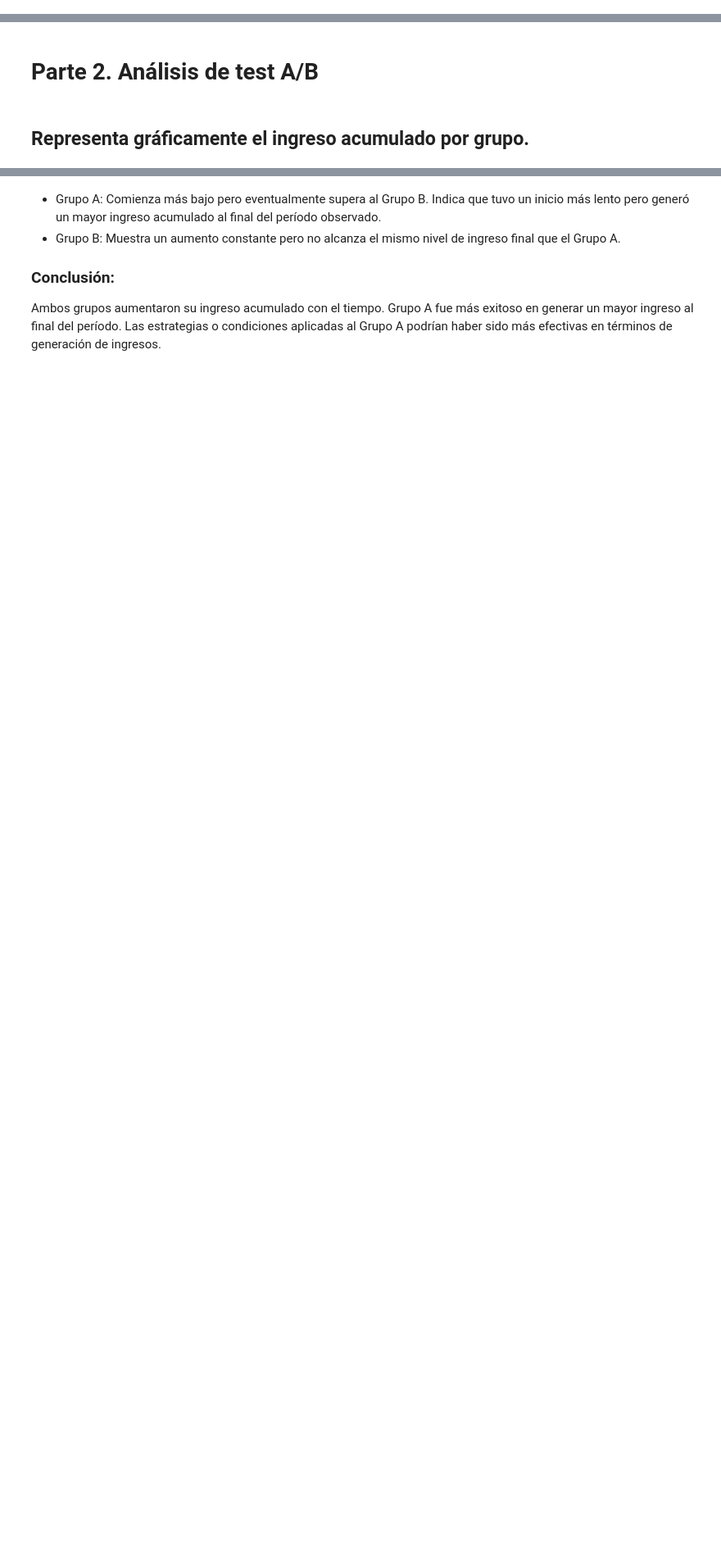
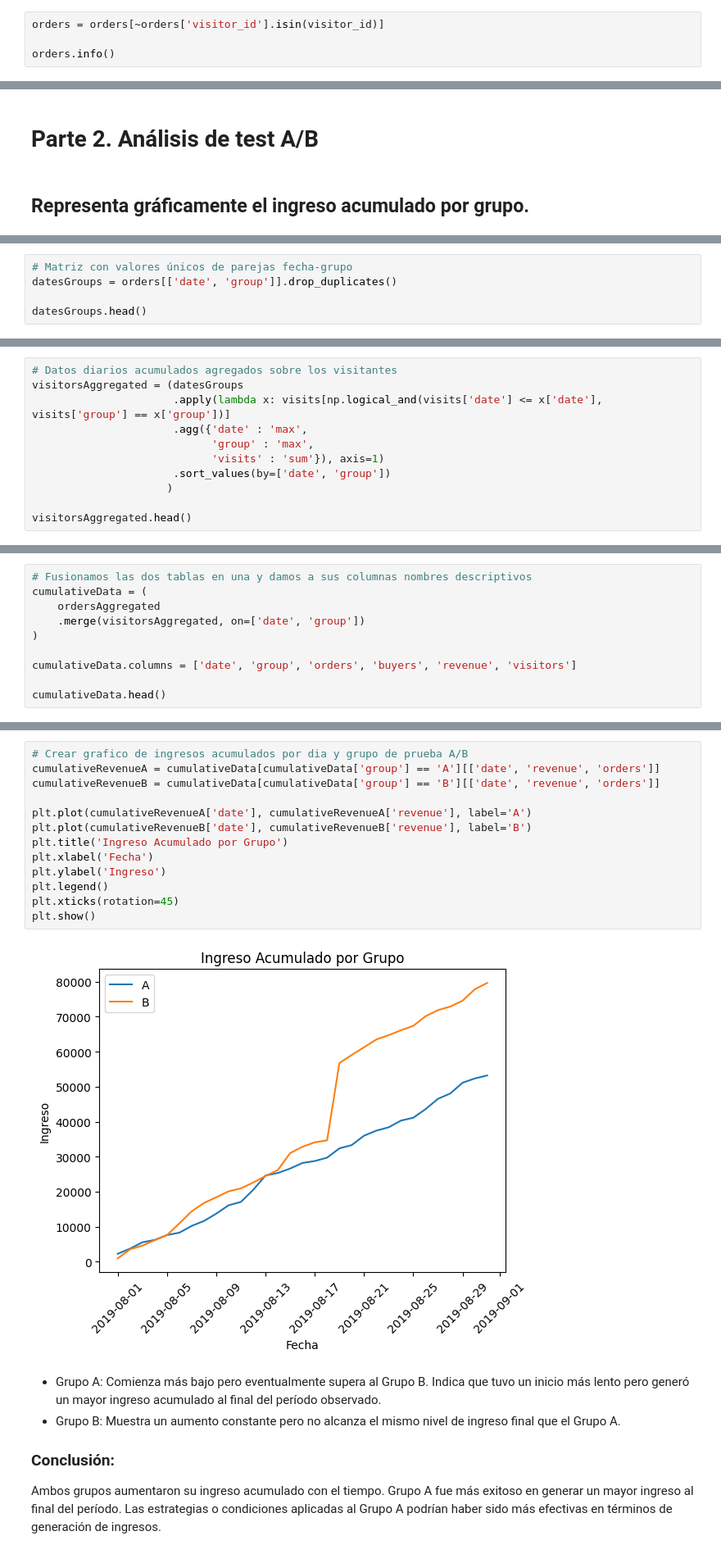
Before and after one commit to alezana85/AB_Test, a Jupyter notebook: proyecto_ab_test.ipynb, the cells around one changed output, grey strips where cells are left out. Shown: that part at 82% size. Drawn from its saved outputs; the diff is of its cells as text; blank space fills up the shorter version.

Commit message:
Implement daily orders grouping functionality

```diff
--- a/proyecto_ab_test.ipynb
+++ b/proyecto_ab_test.ipynb
@@ -309,0 +319,4 @@ ffffffffffffffffffffffffffffff
+# %%
+orders = orders[~orders['visitor_id'].isin(visitor_id)]
+
+orders.info()
@@ -507,0 +501,5 @@ plt.show()
+# %%
+# Matriz con valores únicos de parejas fecha-grupo
+datesGroups = orders[['date', 'group']].drop_duplicates()
+
+datesGroups.head()
@@ -507,0 +533,11 @@ plt.show()
+# %%
+# Datos diarios acumulados agregados sobre los visitantes
+visitorsAggregated = (datesGroups
+                      .apply(lambda x: visits[np.logical_and(visits['date'] <= x['date'], visits['group'] == x['group'])]
+                      .agg({'date' : 'max',
+                            'group' : 'max',
+                            'visits' : 'sum'}), axis=1)
+                      .sort_values(by=['date', 'group'])
+                     )
+
+visitorsAggregated.head()
@@ -507,0 +551,10 @@ plt.show()
+# %%
+# Fusionamos las dos tablas en una y damos a sus columnas nombres descriptivos
+cumulativeData = (
+    ordersAggregated
+    .merge(visitorsAggregated, on=['date', 'group'])
+)
+
+cumulativeData.columns = ['date', 'group', 'orders', 'buyers', 'revenue', 'visitors']
+
+cumulativeData.head()
@@ -508,3 +568,18 @@ plt.show()
+# %%
+# Crear grafico de ingresos acumulados por dia y grupo de prueba A/B
+cumulativeRevenueA = cumulativeData[cumulativeData['group'] == 'A'][['date', 'revenue', 'orders']]
+cumulativeRevenueB = cumulativeData[cumulativeData['group'] == 'B'][['date', 'revenue', 'orders']]
+
+plt.plot(cumulativeRevenueA['date'], cumulativeRevenueA['revenue'], label='A')
+plt.plot(cumulativeRevenueB['date'], cumulativeRevenueB['revenue'], label='B')
+plt.title('Ingreso Acumulado por Grupo')
+plt.xlabel('Fecha')
+plt.ylabel('Ingreso')
+plt.legend()
+plt.xticks(rotation=45)
+plt.show()
+# %% [output]
+[figure, added]
 # %% [markdown]
  - Grupo A: Comienza más bajo pero eventualmente supera al Grupo B. Indica que tuvo un inicio más lento pero generó un mayor ingreso acumulado al final del período observado.
  - Grupo B: Muestra un aumento constante pero no alcanza el mismo nivel de ingreso final que el Grupo A.
```
Also changed, not shown: parts of 42 cells of this notebook.
